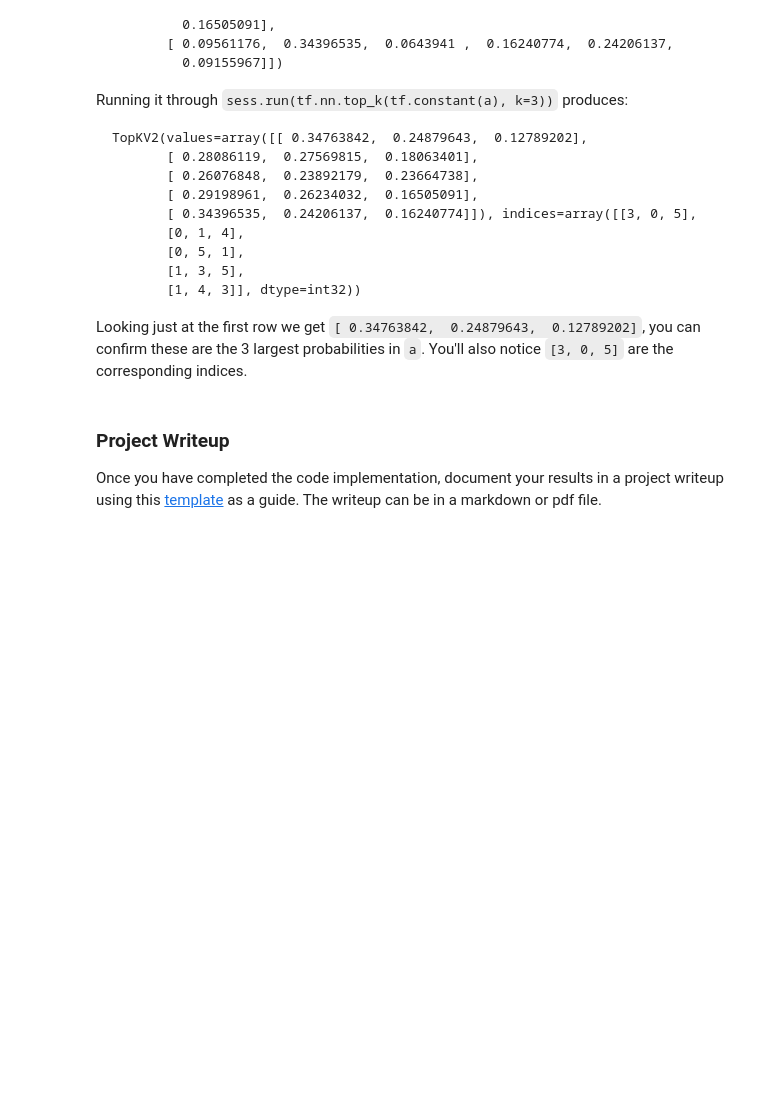
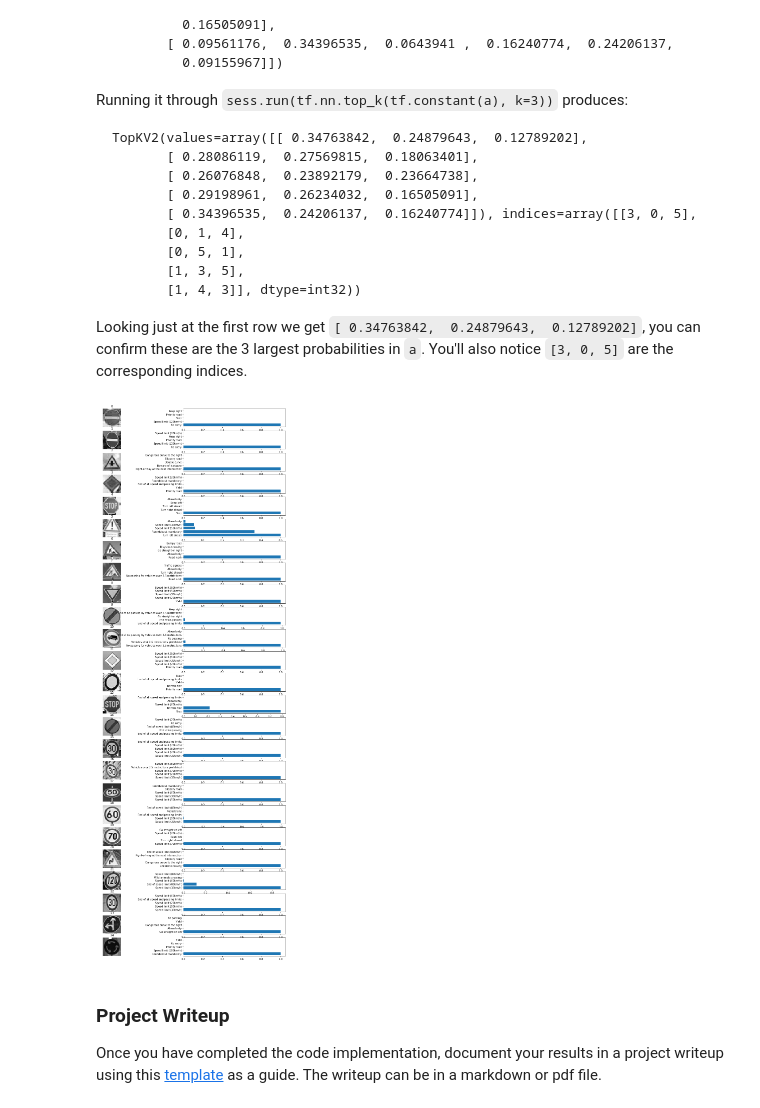
Before and after one commit to ferdy182/CarND-Traffic-Sign-Classifier-P2, a Jupyter notebook: Traffic_Sign_Classifier.ipynb, the cells around one changed output. Cells and saved outputs as stored; diff of their text form; code cells hidden in the pictures; blank space fills up the shorter version.

```diff
--- a/Traffic_Sign_Classifier.ipynb
+++ b/Traffic_Sign_Classifier.ipynb
@@ -464,3 +533,7 @@ for name in images:
 # %%
 ### Calculate the accuracy for these 5 new images.
 ### For example, if the model predicted 1 out of 5 signs correctly, it's 20% accurate on these new images.
+with tf.Session() as sess:
+    saver.restore(sess, tf.train.latest_checkpoint('.'))
+    accuracy = evaluate(data, np.array(truth))
+    print(accuracy)
@@ -510,3 +582,28 @@ Looking just at the first row we get `[ 0.34763842,  0.24879643,  0.12789202]`,
+# %%
+### Print out the top five softmax probabilities for the predictions on the German traffic sign images found on the web.
+### Feel free to use as many code cells as needed.
+def plot(data, top5):
+
+    plt.figure(figsize=(16, 40))
+    for i in range(len(data)):
+        plt.subplot(len(data), 2, 2*i+1)
+        plt.imshow(data[i].squeeze(), cmap='gray')
+        plt.title(i)
+        plt.axis('off')
+        plt.subplot(len(data), 2, 2*i+2)
+        plt.barh(np.arange(1, 6, 1), top5.values[i, :])
+        labs=[label_dict[j] for j in top5.indices[i]]
+        plt.yticks(np.arange(1, 6, 1), labs)
+    plt.show()
+
+
+with tf.Session() as sess:
+    saver.restore(sess, tf.train.latest_checkpoint('.'))
+    probabilities = sess.run(tf.nn.softmax(logits), feed_dict={x: data, keep_prob: 1.0})
+    top5 = sess.run(tf.nn.top_k(probabilities, k=5))
+    plot(data, top5)
+# %% [output]
+[figure, added]
 # %% [markdown]
 ### Project Writeup
 
```
Also changed, not shown: parts of 10 cells of this notebook, 30 other files.
